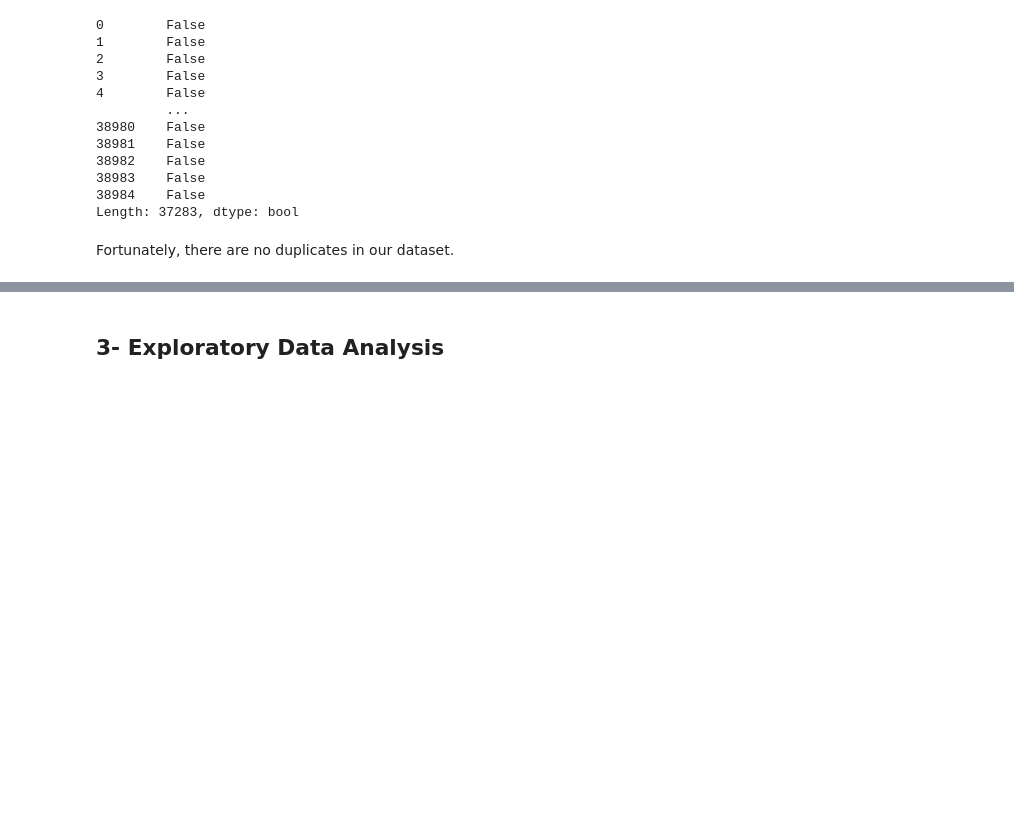
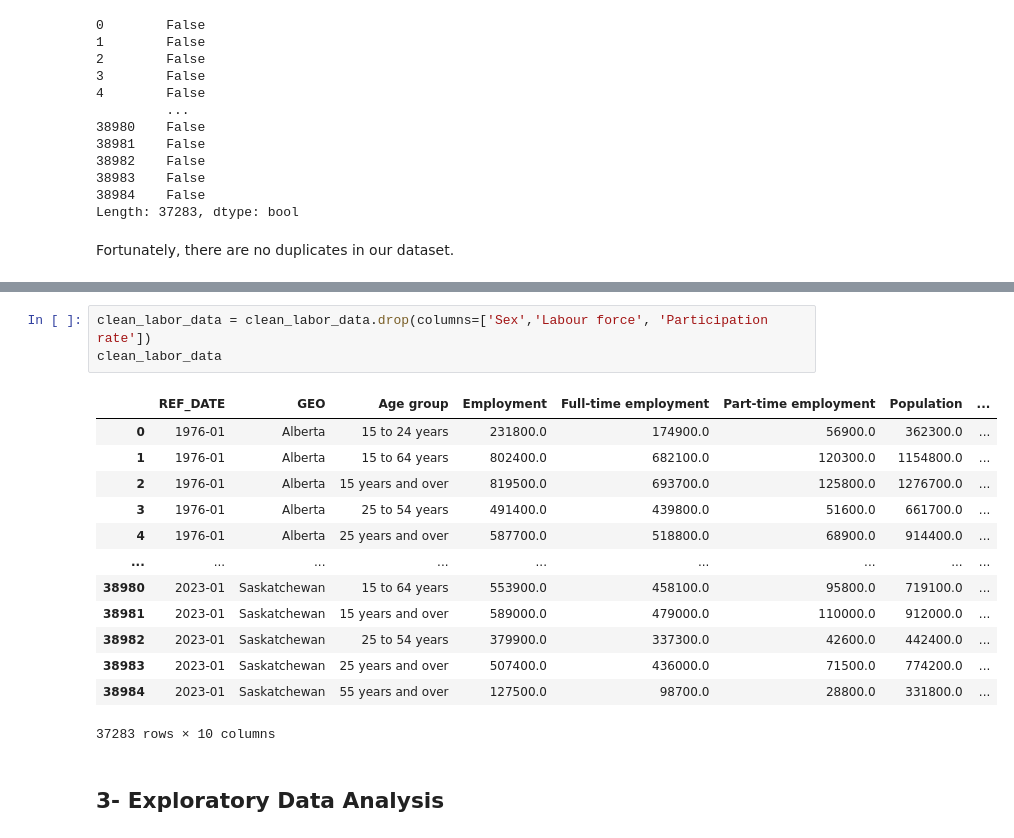
Before and after one commit to rehan-nasir/canada_labour_force_analysis, a Jupyter notebook: labor_market_analysis.ipynb, the cells around one changed output, grey strips where cells are left out. Drawn from its saved outputs; the diff is of its cells as text; blank space fills up the shorter version.

```diff
--- a/labor_market_analysis.ipynb
+++ b/labor_market_analysis.ipynb
@@ -160,3 +167,20 @@ Fortunately, there are no duplicates in our dataset.
+# %%
+clean_labor_data = clean_labor_data.drop(columns=['Sex','Labour force', 'Participation rate'])
+clean_labor_data
+# %% [output]
+|  | REF_DATE | GEO | Age group | Employment | Full-time employment | Part-time employment | Population | ... |
+| 0 | 1976-01 | Alberta | 15 to 24 years | 231800.0 | 174900.0 | 56900.0 | 362300.0 | ... |
+| 1 | 1976-01 | Alberta | 15 to 64 years | 802400.0 | 682100.0 | 120300.0 | 1154800.0 | ... |
+| 2 | 1976-01 | Alberta | 15 years and over | 819500.0 | 693700.0 | 125800.0 | 1276700.0 | ... |
+| 3 | 1976-01 | Alberta | 25 to 54 years | 491400.0 | 439800.0 | 51600.0 | 661700.0 | ... |
+| 4 | 1976-01 | Alberta | 25 years and over | 587700.0 | 518800.0 | 68900.0 | 914400.0 | ... |
+| ... | ... | ... | ... | ... | ... | ... | ... | ... |
+| 38980 | 2023-01 | Saskatchewan | 15 to 64 years | 553900.0 | 458100.0 | 95800.0 | 719100.0 | ... |
+| 38981 | 2023-01 | Saskatchewan | 15 years and over | 589000.0 | 479000.0 | 110000.0 | 912000.0 | ... |
+| 38982 | 2023-01 | Saskatchewan | 25 to 54 years | 379900.0 | 337300.0 | 42600.0 | 442400.0 | ... |
+| 38983 | 2023-01 | Saskatchewan | 25 years and over | 507400.0 | 436000.0 | 71500.0 | 774200.0 | ... |
+| 38984 | 2023-01 | Saskatchewan | 55 years and over | 127500.0 | 98700.0 | 28800.0 | 331800.0 | ... |
+37283 rows × 10 columns
 # %% [markdown]
 ## 3- Exploratory Data Analysis
 # %% [markdown]
```
Also changed, not shown: parts of 17 cells of this notebook.
